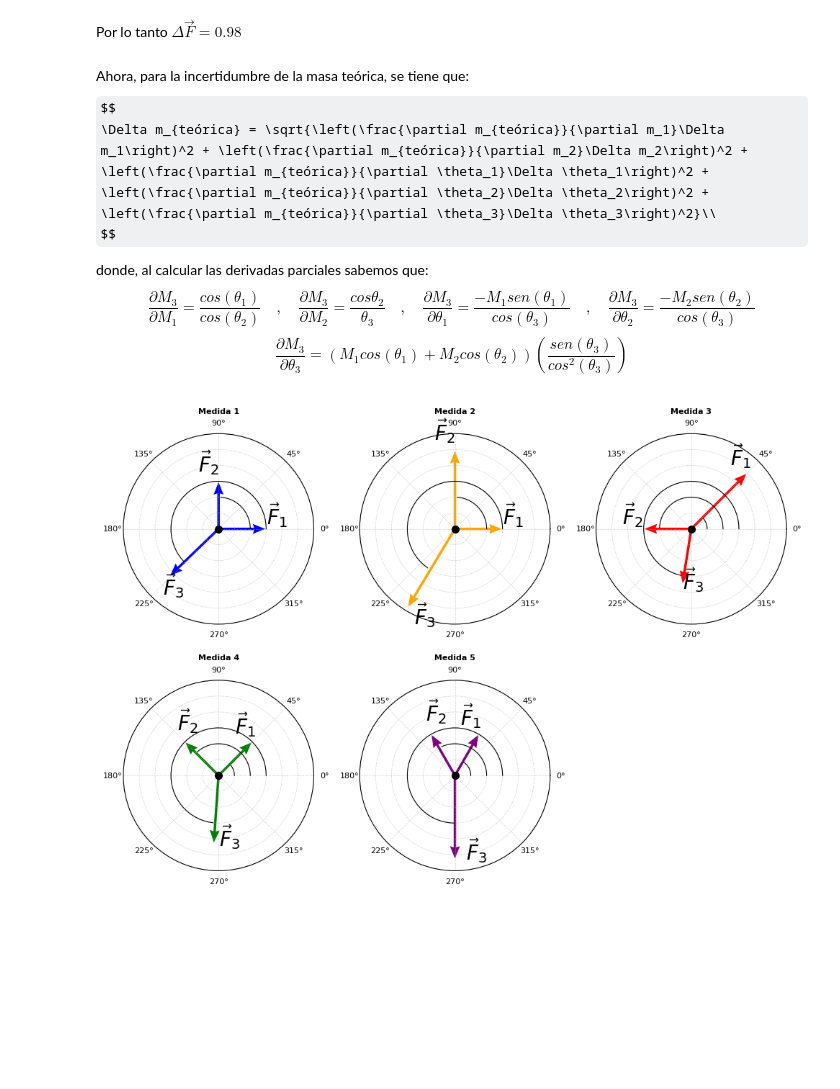
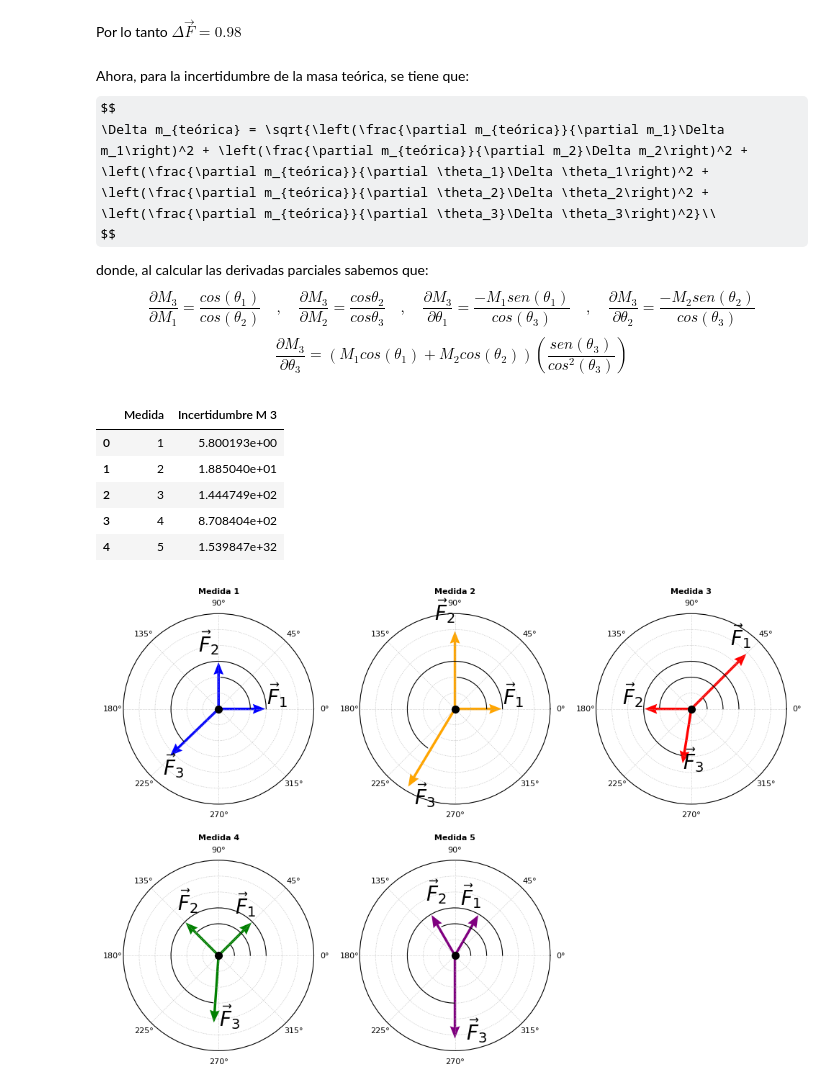
Before and after one commit to Juaan00/Laboratorios_mecanica_FEM, a Jupyter notebook: masas/masas_primera_ley.ipynb, the cells around one changed output. Cells and saved outputs as stored; diff of their text form; code cells hidden in the pictures; some formulas as TeX source; blank space fills up the shorter version.

```diff
--- a/masas/masas_primera_ley.ipynb
+++ b/masas/masas_primera_ley.ipynb
@@ -96,7 +96,7 @@ donde, al calcular las derivadas parciales sabemos que:
 $$
 \frac{\partial M_3}{\partial M_1} = \frac{cos(\theta_1)}{cos(\theta_2)}
 \quad , \quad
-\frac{\partial M_3}{\partial M_2} = \frac{cos{\theta_2}}{\theta_3}
+\frac{\partial M_3}{\partial M_2} = \frac{cos{\theta_2}}{cos\theta_3}
 \quad , \quad
 \frac{\partial M_3}{\partial \theta_1}= \frac{-M_1sen(\theta_1)}{cos(\theta_3)}
 \quad , \quad
@@ -105,6 +105,42 @@ $$
 $$
 \frac{\partial M_3}{\partial \theta_3} = (M_1cos(\theta_1)+M_2cos(\theta_2))\left( \frac{sen(\theta_3)}{cos^2(\theta_3)} \right)
 $$
+# %%
+def parcial_masa_1(a1,a3):
+    parcial_1 = np.cos(np.radians(a1))/np.cos(np.radians(a3))
+    return parcial_1
+
+def parcial_masa_2(a2,a3):
+    parcial_2 = np.sin(np.radians(a2))/np.sin(np.radians(a2))
+    return parcial_2
+
+def parcial_angulo_1_y_2(m1,a1,a3):
+    parcial_3 = -m1*np.sin(np.radians(a1))/np.cos(np.radians(a3))
+    return parcial_3
+
+def parcial_angulo_3(m1,m2,a1,a2,a3):
+    parcial_4 = ((m1*np.sin(np.radians(a1)))+(m2*np.sin(np.radians(a2))))*(np.sin(np.radians(a3))/(np.cos(np.radians(a3)))**2)
+    return parcial_4
+
+def parcial_total(m1,m2,a1,a2,a3):
+    parcial_t = np.sqrt((parcial_masa_1(a1,a3)*0.1)**2 + (parcial_masa_2(a2,a3)*0.1)**2 + (parcial_angulo_1_y_2(m1,a1,a3)*0.1)**2 + (parcial_angulo_1_y_2(m2,a2,a3)*0.1)**2  + (parcial_angulo_3(m1,m2,a1,a2,a3)*0.1)**2)
+    return parcial_t
+
+parcial_total_1 = parcial_total(masa_1[0],masa_2[0],angulo_1[0],angulo_2[0],angulo_3[0])
+parcial_total_2 = parcial_total(masa_1[1],masa_2[1],angulo_1[1],angulo_2[1],angulo_3[1])
+parcial_total_3 = parcial_total(masa_1[2],masa_2[2],angulo_1[2],angulo_2[2],angulo_3[2])
+parcial_total_4 = parcial_total(masa_1[3],masa_2[3],angulo_1[3],angulo_2[3],angulo_3[3])
+parcial_total_5 = parcial_total(masa_1[4],masa_2[4],angulo_1[4],angulo_2[4],angulo_3[4])
+
+tabla_incertidumbre = pd.DataFrame({'Medida': ['1', '2', '3', '4', '5'], r'Incertidumbre M 3': [parcial_total_1, parcial_total_2, parcial_total_3, parcial_total_4, parcial_total_5]})
+tabla_incertidumbre
+# %% [output]
+|  | Medida | Incertidumbre M 3 |
+| 0 | 1 | 5.800193e+00 |
+| 1 | 2 | 1.885040e+01 |
+| 2 | 3 | 1.444749e+02 |
+| 3 | 4 | 8.708404e+02 |
+| 4 | 5 | 1.539847e+32 |
 # %%
 def add_vector_labels(ax, angles, magnitudes, labels, colors):
     for angle, magnitude, label, color in zip(angles, magnitudes, labels, colors):
```
